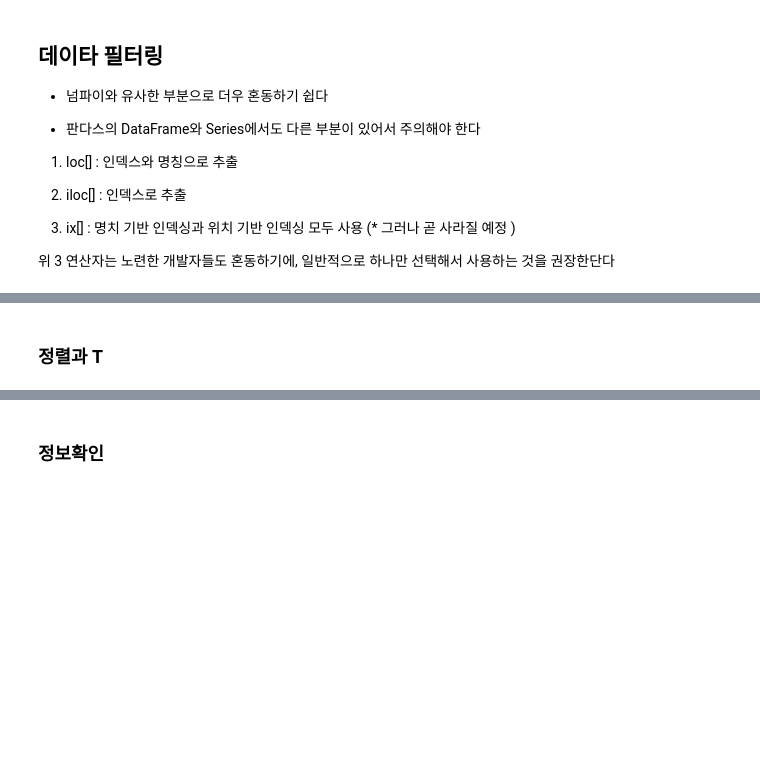
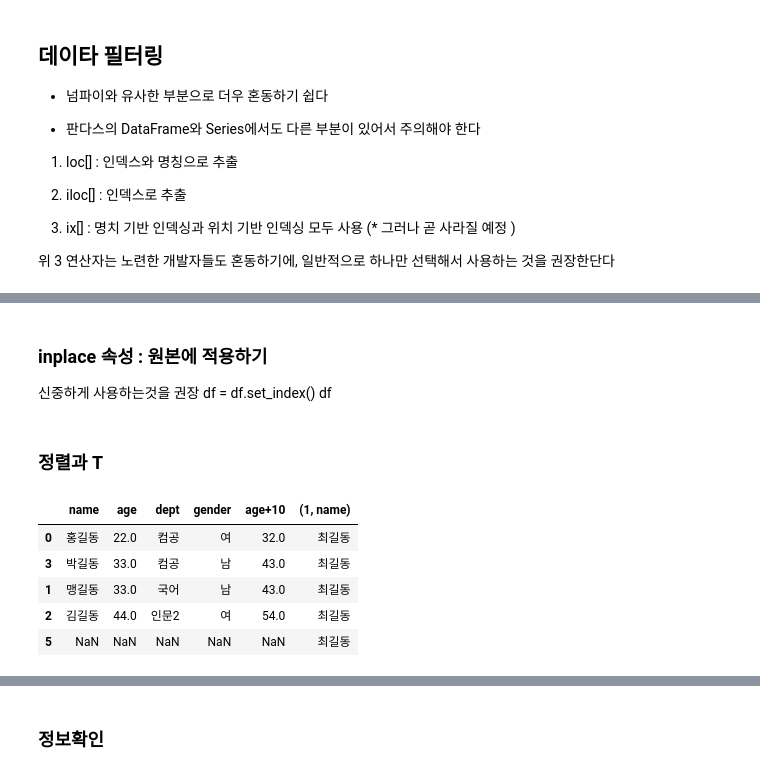
Before and after one commit to 201411096/kosmo_PythonBasic, a Jupyter notebook: eAnalysis/02_pandas_class/Ex01_DataFrame개념.ipynb, the cells around one changed output, grey strips where cells are left out. Cells and saved outputs as stored; diff of their text form; code cells hidden in the pictures; blank space fills up the shorter version.

```diff
--- a/eAnalysis/02_pandas_class/Ex01_DataFrame개념.ipynb
+++ b/eAnalysis/02_pandas_class/Ex01_DataFrame개념.ipynb
@@ -101,11 +332,25 @@ mydata = {
+# %% [markdown]
+### inplace 속성 : 원본에 적용하기
+
+신중하게 사용하는것을 권장
+df = df.set_index()
+df
 # %% [markdown]
 ### 정렬과 T
 # %%
 # 나이를 오름차순으로
 # df.sort_index(ascending=0)   # 인덱스 정렬 기본값이 ascending=1
 
 
-
+df.sort_values('age', ascending=1)
+#df.sort_values('age', ascending=1, inplace=true) #원본이 바뀜
 
 
 # 전문가들은 원본이 변경하지 않는 것을 권장
+# %% [output]
+|  | name | age | dept | gender | age+10 | (1, name) |
+| 0 | 홍길동 | 22.0 | 컴공 | 여 | 32.0 | 최길동 |
+| 3 | 박길동 | 33.0 | 컴공 | 남 | 43.0 | 최길동 |
+| 1 | 맹길동 | 33.0 | 국어 | 남 | 43.0 | 최길동 |
+| 2 | 김길동 | 44.0 | 인문2 | 여 | 54.0 | 최길동 |
+| 5 | NaN | NaN | NaN | NaN | NaN | 최길동 |
```
Also changed, not shown: parts of 28 cells of this notebook, 5 other files.
